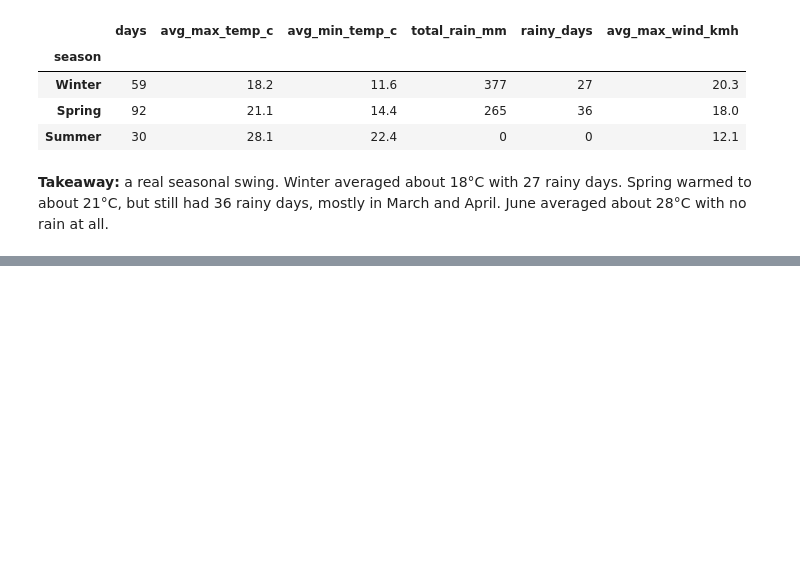
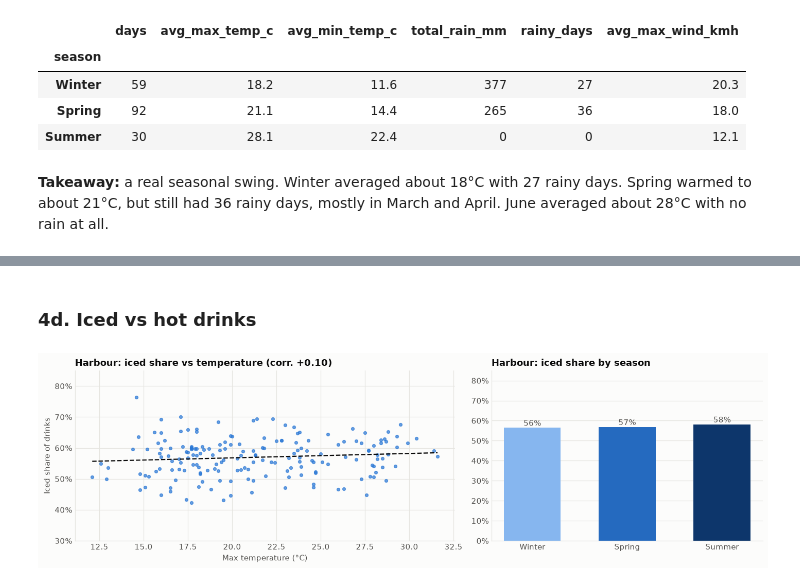
Before and after one commit to marwamansour256-lab/EECE490-Hackathon, a Jupyter notebook: notebooks/05_weather.ipynb, the cells around one changed output, grey strips where cells are left out. Drawn from its saved outputs; the diff is of its cells as text; code cells hidden in the pictures; blank space fills up the shorter version.

```diff
--- a/notebooks/05_weather.ipynb
+++ b/notebooks/05_weather.ipynb
@@ -397,0 +306,6 @@ To change the seasons (for example astronomical seasons, with winter until Mar 1
+# %% [markdown]
+### 4d. Iced vs hot drinks
+# %%
+iced_drinks("Harbour")
+# %% [output]
+[figure, added]
```
Also changed, not shown: parts of 60 cells of this notebook.
